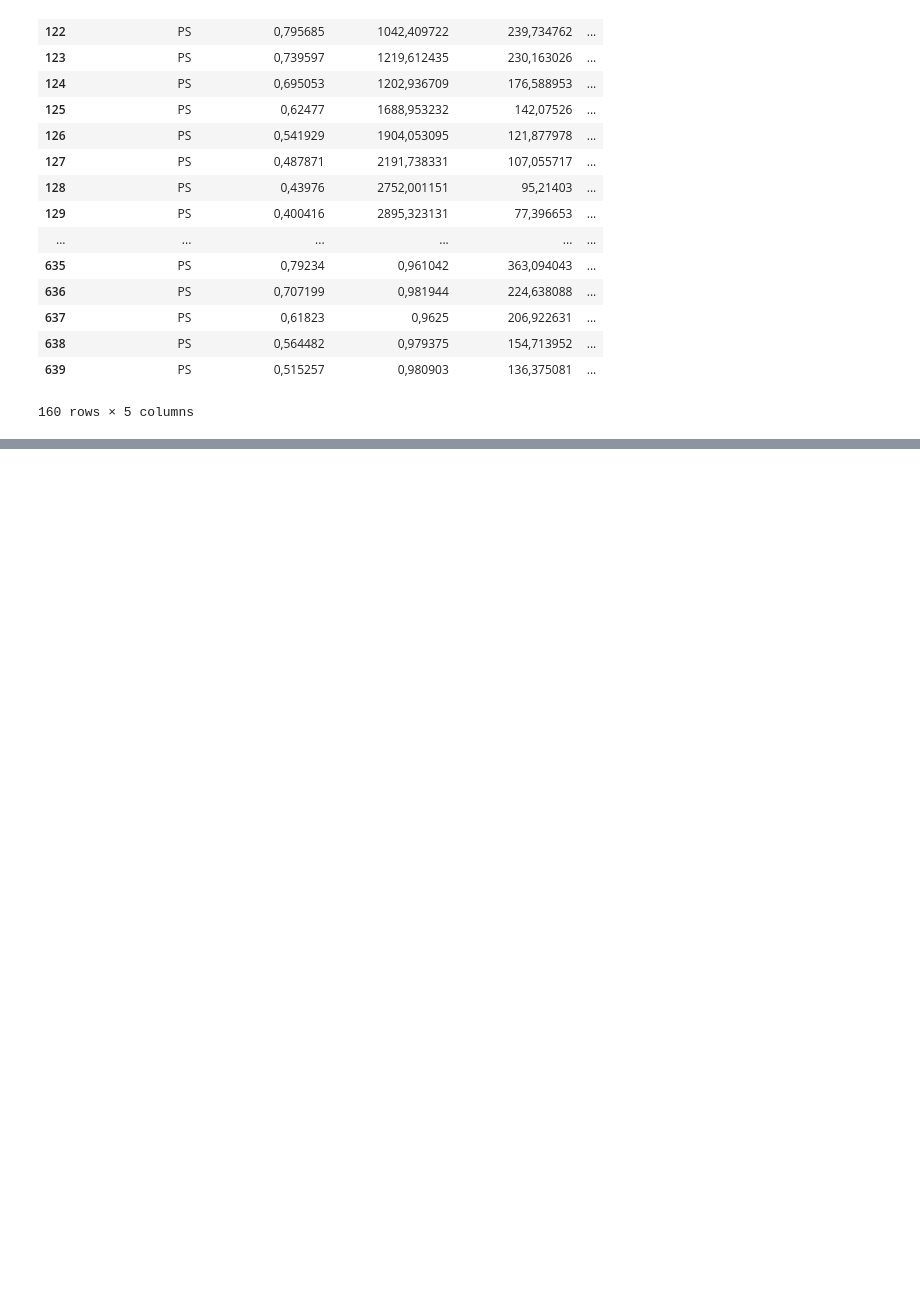
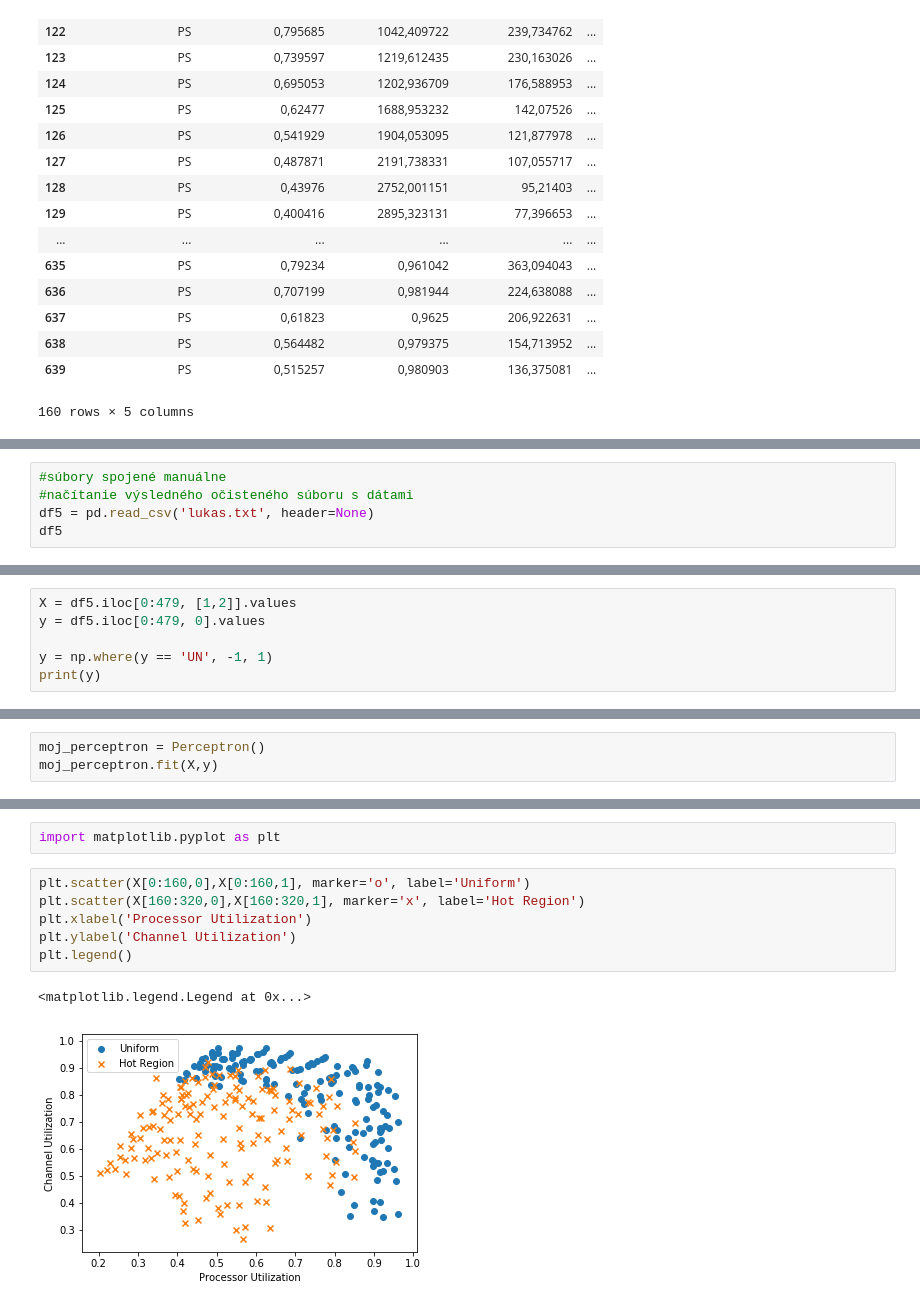
Before and after one commit to georgeob/Centes_NS2020, a Jupyter notebook: projekt.ipynb, the cells around one changed output, grey strips where cells are left out. Drawn from its saved outputs; the diff is of its cells as text; blank space fills up the shorter version.

Commit message:
porovnanie Processor Utilization a Channel Utilization
scatter, errors, váhy pre porovnanie Processor Utilization a Channel Utilization prvkov Uniform (UN), Hot Region (HR) a Perfect Shuffle (PS)

```diff
--- a/projekt.ipynb
+++ b/projekt.ipynb
@@ -197,0 +198,5 @@ ocistene3.to_excel('ocistene3.xlsx', sheet_name='sheet1', index=False)
+# %%
+#súbory spojené manuálne
+#načítanie výsledného očisteného súboru s dátami
+df5 = pd.read_csv('lukas.txt', header=None)
+df5
@@ -197,0 +222,6 @@ ocistene3.to_excel('ocistene3.xlsx', sheet_name='sheet1', index=False)
+# %%
+X = df5.iloc[0:479, [1,2]].values
+y = df5.iloc[0:479, 0].values
+
+y = np.where(y == 'UN', -1, 1)
+print(y)
@@ -197,0 +249,3 @@ ocistene3.to_excel('ocistene3.xlsx', sheet_name='sheet1', index=False)
+# %%
+moj_perceptron = Perceptron()
+moj_perceptron.fit(X,y)
@@ -197,0 +271,11 @@ ocistene3.to_excel('ocistene3.xlsx', sheet_name='sheet1', index=False)
+# %%
+import matplotlib.pyplot as plt
+# %%
+plt.scatter(X[0:160,0],X[0:160,1], marker='o', label='Uniform')
+plt.scatter(X[160:320,0],X[160:320,1], marker='x', label='Hot Region')
+plt.xlabel('Processor Utilization')
+plt.ylabel('Channel Utilization')
+plt.legend()
+# %% [output]
+<matplotlib.legend.Legend at 0x...>
+[figure, added]
```
Also changed, not shown: parts of 16 cells of this notebook, 1 other file.
